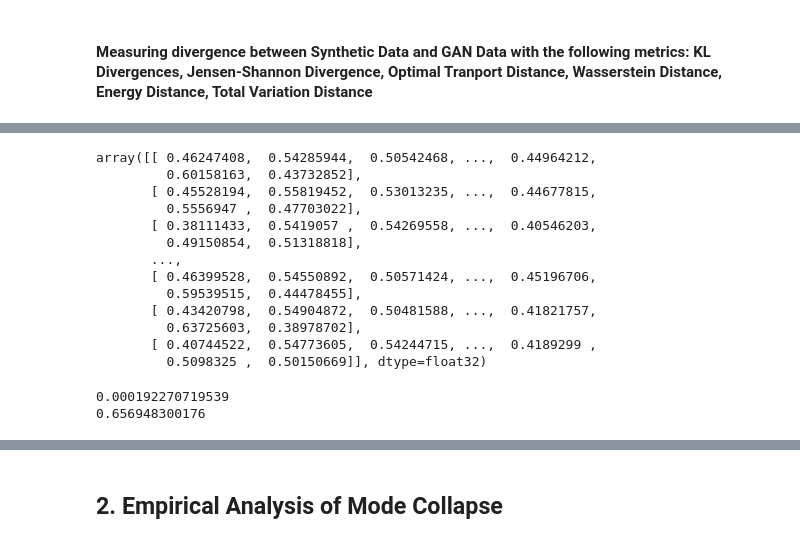
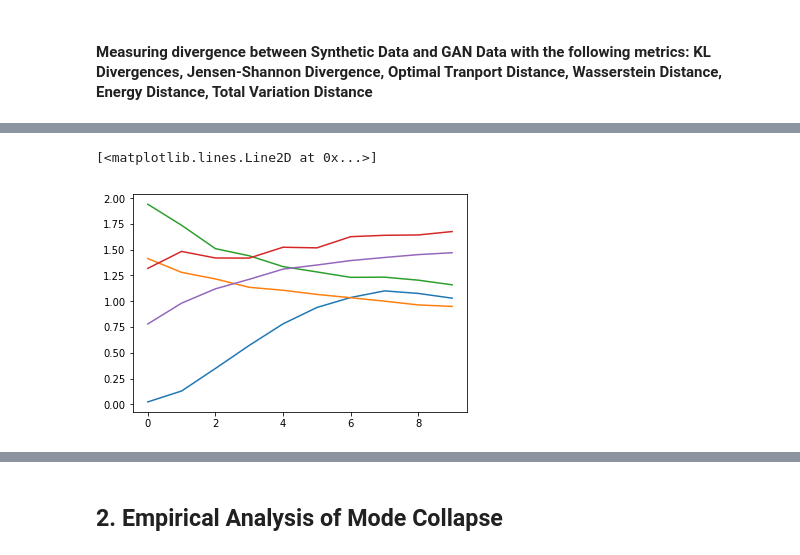
Before and after one commit to shayneobrien/explicit-gan-eval, a Jupyter notebook: GANBox.ipynb, the cells around one changed output, grey strips where cells are left out. Drawn from its saved outputs; the diff is of its cells as text; code cells hidden in the pictures.

```diff
--- a/GANBox.ipynb
+++ b/GANBox.ipynb
@@ -66,7 +84,8 @@ torch.Size([50000, 1, 28, 28])
 # %% [markdown]
 # Preprocessing Synthetic Data
 # %%
-generator = data.Distribution(distributions[i], size)
+i=0
+# gen = data.Distribution(distributions[i], size)
 # %%
-train_iter, val_iter, test_iter = preprocess(generator, 10000)
+# train_iter, val_iter, test_iter = preprocess(generator, 10000)
 # %%
@@ -82,7 +101,24 @@ torch.Size([10000, 200])
 # %%
 # Example with WGAN
-model = wgan.GAN(image_size = size, hidden_dim = 256, z_dim = 1)
-if torch.cuda.is_available():
-    model = model.cuda()
-trainer = wgan.Trainer(train_iter, val_iter, test_iter)
-model = trainer.train(model = model, num_epochs = n, G_lr = 5e-5, D_lr = 5e-5, D_steps = 5, clip = 0.01)
+ks_dist = []
+kl_dist = []
+js_epoch = []
+the_dist = []
+
+res = {}
+# Also loop over mixture models and circles
+# Also loop over GANs
+for dist in distributions[0:5]:
+    res[dist]={}
+    gen = data.Distribution(dist,size)
+    train_iter, val_iter, test_iter = preprocess(gen, 10000)
+    i = 10
+    model = wgan.GAN(image_size = size, hidden_dim = 256, z_dim = size/4)
+    if torch.cuda.is_available():
+        model = model.cuda()
+    trainer = wgan.Trainer(train_iter, val_iter, test_iter)
+    model, kl, ks, js = trainer.train(model = model, num_epochs = i, G_lr = 5e-5, D_lr = 5e-5, D_steps = 5, clip = 0.01)
+    the_dist.append(dist)
+    res[dist]["kl"] = kl
+    res[dist]["ks"] = ks
+    res[dist]["js"] = js
@@ -115,16 +124,0 @@ array([[-2.05917382, -0.36331111, -0.83420134, ..., -1.04250824,
-# %%
-b
-# %% [output]
-array([[ 0.46247408,  0.54285944,  0.50542468, ...,  0.44964212,
-         0.60158163,  0.43732852],
-       [ 0.45528194,  0.55819452,  0.53013235, ...,  0.44677815,
-         0.5556947 ,  0.47703022],
-       [ 0.38111433,  0.5419057 ,  0.54269558, ...,  0.40546203,
-         0.49150854,  0.51318818],
-       ...,
-       [ 0.46399528,  0.54550892,  0.50571424, ...,  0.45196706,
-         0.59539515,  0.44478455],
-       [ 0.43420798,  0.54904872,  0.50481588, ...,  0.41821757,
-         0.63725603,  0.38978702],
-       [ 0.40744522,  0.54773605,  0.54244715, ...,  0.4189299 ,
-         0.5098325 ,  0.50150669]], dtype=float32)
@@ -134,6 +125,15 @@ array([[ 0.46247408,  0.54285944,  0.50542468, ...,  0.44964212,
-# %%
-print(entropy(pk=[0.2, 0.2], qk=[0.75, 0.78]))
-print(entropy(pk=[.99, 0.01], qk=[0.49, 0.51]))
-# %% [output]
-0.000192270719539
-0.656948300176
+# %%
+normal = pd.DataFrame(res['normal'])
+beta = pd.DataFrame(res['beta'])
+exponential = pd.DataFrame(res['exponential'])
+gamma = pd.DataFrame(res['gamma'])
+gumbel = pd.DataFrame(res['gumbel'])
+
+plt.plot(range(10),normal.kl)
+plt.plot(range(10),beta.kl)
+plt.plot(range(10),exponential.kl)
+plt.plot(range(10),gamma.kl)
+plt.plot(range(10),gumbel.kl)
+# %% [output]
+[<matplotlib.lines.Line2D at 0x...>]
+[figure, added]
```
Also changed, not shown: parts of 21 cells of this notebook.
